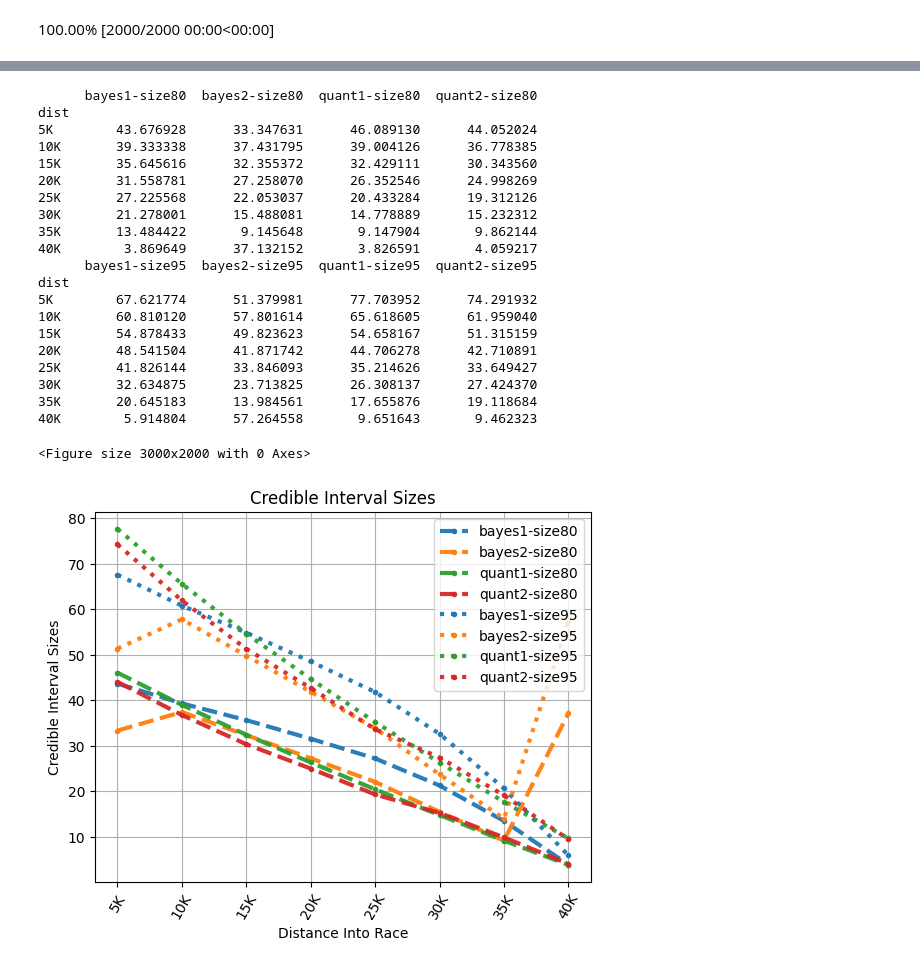
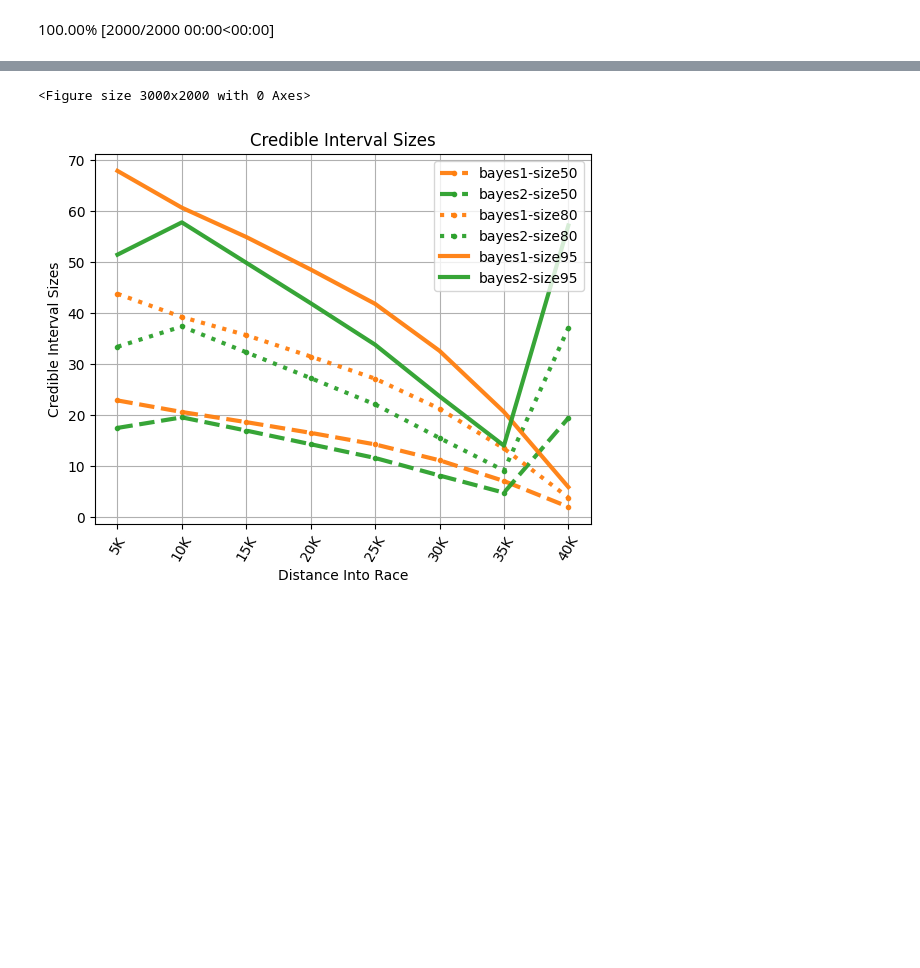
Before and after one commit to eaegerber/Marathon_Predictor, a Jupyter notebook: analysis.ipynb, the cells around one changed output, grey strips where cells are left out. Cells and saved outputs as stored; diff of their text form; code cells hidden in the pictures; blank space fills up the shorter version.

```diff
--- a/analysis.ipynb
+++ b/analysis.ipynb
@@ -84,13 +102,13 @@ def add_intervals_to_test(test_data, b1, b2, q1, q2):
         test_data[f"bayes2-size{conf}"] = b22 - b21
         test_data[f"bayes2-in{conf}"] = (test_true < b22) & (test_true > b21)
 
-        q11, q12 = get_quants(train, test, formula="finish ~ total_pace + dist2", quantiles=[lower, upper])
+        q11, q12 = get_quants(train, test, formula="finish ~ total_pace + dist", quantiles=[lower, upper])
         test_data[f"quant1-lower{conf}"] = q11
         test_data[f"quant1-upper{conf}"] = q12
         test_data[f"quant1-size{conf}"] = q12 - q11
         test_data[f"quant1-in{conf}"] = (test_true < q12) & (test_true > q11)
 
-        q21, q22 = get_quants(train, test, formula="finish ~ total_pace + curr_pace + dist2", quantiles=[lower, upper])
+        q21, q22 = get_quants(train, test, formula="finish ~ total_pace + curr_pace + dist", quantiles=[lower, upper])
         test_data[f"quant2-lower{conf}"] = q21
         test_data[f"quant2-upper{conf}"] = q22
         test_data[f"quant2-size{conf}"] = q22 - q21
@@ -102,16 +144,21 @@ test = add_intervals_to_test(test, b1, b2, q1, q2)
 # %%
-colors = ['#1f77b4', '#ff7f0e', '#2ca02c', '#d62728'] * 3
+colors = ['C3', 'C4'] * 3
 tables = []
 for conf, style in [(50, "-."), (80, "--."), (95, ":.")]:
-    sublabels = [f"bayes1-in{conf}", f"bayes2-in{conf}", f"quant1-in{conf}", f"quant2-in{conf}"]
+    sublabels = [f"quant1-in{conf}", f"quant2-in{conf}"]
     table = test.groupby(["dist"])[sublabels].apply(lambda x: np.sum(x) / len(x)).loc[mks]
-    # print(table)
     tables.append(table)
 
 plt.figure(figsize=(40, 40))
 big_table = pd.concat(tables, axis=1)
-big_table.plot(label=big_table.columns,  style=["-."] * 4 + ["--."] * 4 + [":."] * 4 , linewidth=3, grid=True, alpha=0.75, color=colors)
-plt.ylim(0, 1)
-    # break
-# table
+big_table.plot(label=big_table.columns,  style=["-."] * 2 + ["--."] * 2 + [":."] * 2 , linewidth=3, grid=True, alpha=0.75, color=colors)
+plt.ylim(0.2, 1)
+
+plt.xlabel("Distance Into Race")
+plt.ylabel("Proportion of Actual Finish Times Within Credible Interval")
+plt.xticks(rotation=60)
+plt.title("Proportion Within Interval Over Different Distances - Quantile")
+plt.grid(True)
+plt.legend()
+plt.savefig("analysis/interval_check_quant.png", bbox_inches="tight")
 # %% [output]
@@ -121,45 +167,22 @@ plt.ylim(0, 1)
 # %%
-colors = ['#1f77b4', '#ff7f0e', '#2ca02c', '#d62728'] * 2
+colors = ['C1', 'C2'] * 3
+# colors = ['#1f77b4', '#ff7f0e', '#2ca02c', '#d62728'] * 2
 tables = []
-for conf, style in [
-    # (50, "-."),
-    (80, "--."), (95, ":.")]:
-    sublabels = [f"bayes1-size{conf}", f"bayes2-size{conf}", f"quant1-size{conf}", f"quant2-size{conf}"]
+for conf, style in [(50, "-."), (80, "--."), (95, ":.")]:
+    sublabels = [f"bayes1-size{conf}", f"bayes2-size{conf}"]
     table = test.groupby(["dist"])[sublabels].apply(lambda x: (x ** 2).mean() ** 0.5).loc[mks]
-    print(table)
     tables.append(table)
 
 plt.figure(figsize=(30, 20))
 big_table = pd.concat(tables, axis=1)
-big_table.plot(label=big_table.columns,  style= ["--."] * 4 + [":."] * 4 , linewidth=3, grid=True, alpha=0.95, color=colors)
+big_table.plot(label=big_table.columns,  style= ["--."] * 2 + [":."] * 2 , linewidth=3, grid=True, alpha=0.95, color=colors)
 
 plt.xlabel("Distance Into Race")
 plt.ylabel("Credible Interval Sizes")
 plt.xticks(rotation=60)
 plt.title("Credible Interval Sizes")
 plt.grid(True)
-# plt.legend(loc="upper center")
-# plt.savefig("analysis/all_errors.png", bbox_inches="tight")
+plt.savefig("analysis/interval_sizes_bayes.png", bbox_inches="tight")
 # %% [output]
-      bayes1-size80  bayes2-size80  quant1-size80  quant2-size80
-dist
-5K        43.676928      33.347631      46.089130      44.052024
-10K       39.333338      37.431795      39.004126      36.778385
-15K       35.645616      32.355372      32.429111      30.343560
-20K       31.558781      27.258070      26.352546      24.998269
-25K       27.225568      22.053037      20.433284      19.312126
-30K       21.278001      15.488081      14.778889      15.232312
-35K       13.484422       9.145648       9.147904       9.862144
-40K        3.869649      37.132152       3.826591       4.059217
-      bayes1-size95  bayes2-size95  quant1-size95  quant2-size95
-dist
-5K        67.621774      51.379981      77.703952      74.291932
-10K       60.810120      57.801614      65.618605      61.959040
-15K       54.878433      49.823623      54.658167      51.315159
-20K       48.541504      41.871742      44.706278      42.710891
-25K       41.826144      33.846093      35.214626      33.649427
-30K       32.634875      23.713825      26.308137      27.424370
-35K       20.645183      13.984561      17.655876      19.118684
-40K        5.914804      57.264558       9.651643       9.462323
+<Figure size 3000x2000 with 0 Axes>
-<Figure size 3000x2000 with 0 Axes>
-[figure, old version]
+[figure, new version]
```
Also changed, not shown: parts of 29 cells of this notebook, 30 other files.
